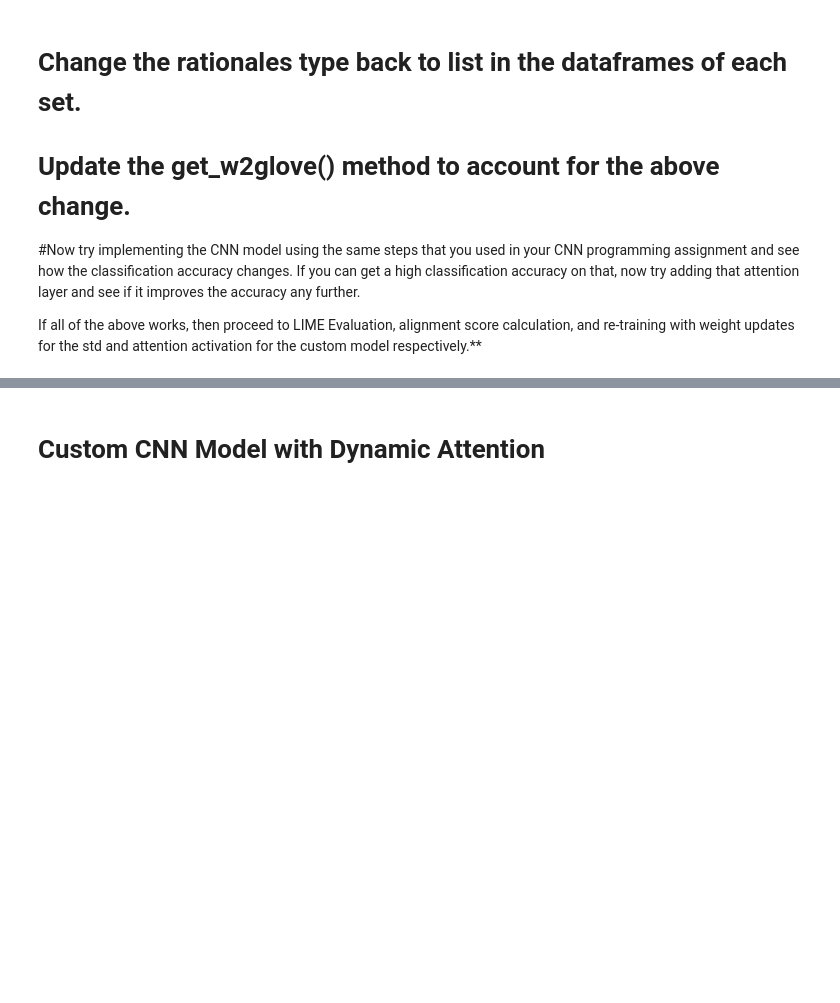
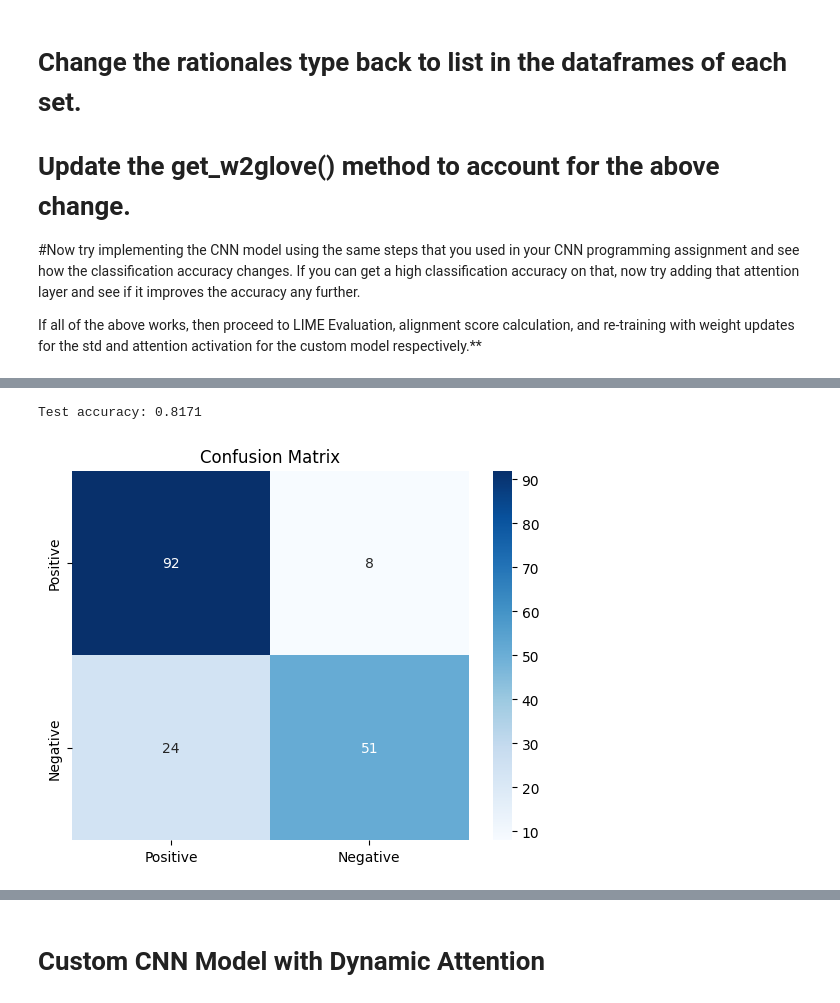
Before and after one commit to Nikhil-Kadapala/NeuralNets, a Jupyter notebook: standardNeuralNets/standardCNNwithLIME.ipynb, the cells around one changed output, grey strips where cells are left out. Saved outputs shown, nothing was run; the diff lists cells and outputs as text; code cells hidden in the pictures; blank space fills up the shorter version.

```diff
--- a/standardNeuralNets/standardCNNwithLIME.ipynb
+++ b/standardNeuralNets/standardCNNwithLIME.ipynb
@@ -575,6 +543,8 @@ def set_random_seed(seed):
   np.random.seed(seed)
 # %%
 def calc_accuracy(predictions, true_labels):
+  predictions = predictions.to(device)
+  true_labels = true_labels.to(device)
   num_labels = true_labels.size(0)
   num_correct = torch.sum(predictions == true_labels).item()
   accuracy = num_correct / num_labels
@@ -689,12 +657,13 @@ from torch.optim.lr_scheduler import ReduceLROnPlateau
 
 set_random_seed(123)
 
-num_filters = [32, 64, 128]
+num_filters = [64, 128, 256]
 kernel_sizes = [3, 5, 7]
 
 model = LimeCNN(2048, 50, kernel_sizes, num_filters, num_classes=1)
+model.to(device)
 
-lr, n_epochs = 1e-3, 50
+lr, n_epochs = 1e-3, 20
 
 optimizer = torch.optim.Adam(model.parameters(), lr=lr, weight_decay=1e-4)
 
@@ -755,3 +725,9 @@ Curr lr = [0.001]
 If you can get a high classification accuracy on that, now try adding that attention layer and see if it improves the accuracy any further.
 
 If all of the above works, then proceed to LIME Evaluation, alignment score calculation, and re-training with weight updates for the std and attention activation for the custom model respectively.**
+# %%
+model.load_state_dict(torch.load("best_model_state.pt", weights_only=True))
+device = torch.device("cuda" if torch.cuda.is_available() else "cpu")
+model.to(device)
+exp = model.get_lime_explanation(40, 5, dataset='test')
+exp.as_list()
@@ -771,14 +762,13 @@ exp.as_list()
 # %%
 model.load_state_dict(torch.load("best_model_state.pt", weights_only=True))
+device = torch.device("cuda" if torch.cuda.is_available() else "cpu")
 model.to(device)
 match_scores = []
 mismatch_scores = []
-
-for idx in tqdm(range(len(val_reviews)), desc=f"evaluating validation data classifications"):
-  exp = model.get_lime_explanation(idx=idx, num_feats=5, dataset='val')
-  match_scores.append(get_Alignment_score(idx, exp.as_list(), val_rationales[idx]))
-  mismatch_scores.append(get_misalignment_score(idx, exp.as_list(), val_rationales[idx]))
-  if idx == 0:
-    break
+set_random_seed(123)
+for idx in tqdm(range(150, 160), desc=f"evaluating validation data classifications"):
+  exp = model.get_lime_explanation(idx=idx, num_feats=10, dataset='val')
+  match_scores.append(get_Alignment_score(exp.as_list(), val_rationales[idx]))
+  mismatch_scores.append(get_misalignment_score(exp.as_list(), val_rationales[idx]))
 print(f"Alignment metrics: mean={np.mean(match_scores)}, std={np.std(match_scores)}")
 print(f"Misalignment metrics: mean={np.mean(mismatch_scores)}, std={np.std(mismatch_scores)}")
@@ -785,32 +798,39 @@ print(f"Misalignment metrics: mean={np.mean(mismatch_scores)}, std={np.std(misma
 # %%
 model.load_state_dict(torch.load("best_model_state.pt", weights_only=True))
 model.to(device)
 model.eval()
 preds_list = []
 with torch.no_grad():
   for batch in test_loader:
     inputs, rationales, labels = batch
+    inputs = inputs.to(device)
     pred = model(inputs)
     preds_list.append(pred)
 
 y_hat = torch.cat(preds_list, dim=0)
 y_hat = torch.sigmoid(y_hat)
 y_hat = (y_hat >= 0.5).int()
-test_acc = calc_accuracy(y_hat, test_classes[:y_hat.size(0)])
+true_labels = test_classes[:y_hat.size(0)]
+test_acc = calc_accuracy(y_hat, true_labels.to(y_hat.device))
 print(f"Test accuracy: {test_acc:.4f}")
 
 import seaborn as sns
 import matplotlib.pyplot as plt
 from sklearn.metrics import confusion_matrix
 
+y_hat = y_hat.cpu()
+true_labels = true_labels.cpu()
 # Generate confusion matrix
-conf_matrix = confusion_matrix(test_classes[:y_hat.size(0)].numpy(), y_hat.detach().numpy())
+conf_matrix = confusion_matrix(true_labels.numpy(), y_hat.detach().numpy())
 
 # Plot using seaborn
 sns.heatmap(conf_matrix, annot=True, fmt="d", cmap="Blues", xticklabels=["Positive", "Negative"], yticklabels=["Positive", "Negative"])
 
 plt.title("Confusion Matrix")
 plt.show()
+# %% [output]
+Test accuracy: 0.8171
+[figure, added]
 # %%
 import seaborn as sns
 import matplotlib.pyplot as plt
```
Also changed, not shown: parts of 39 cells of this notebook.
